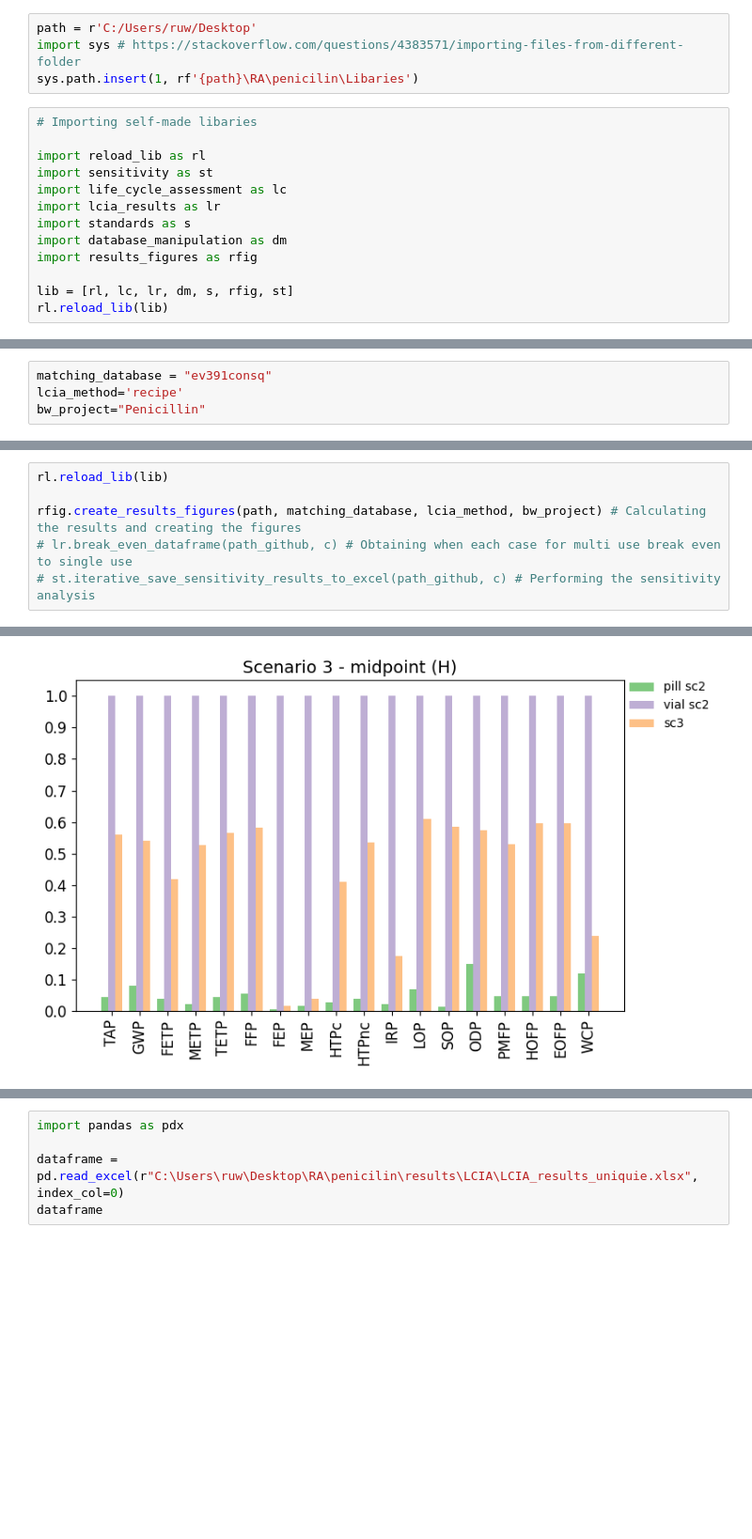
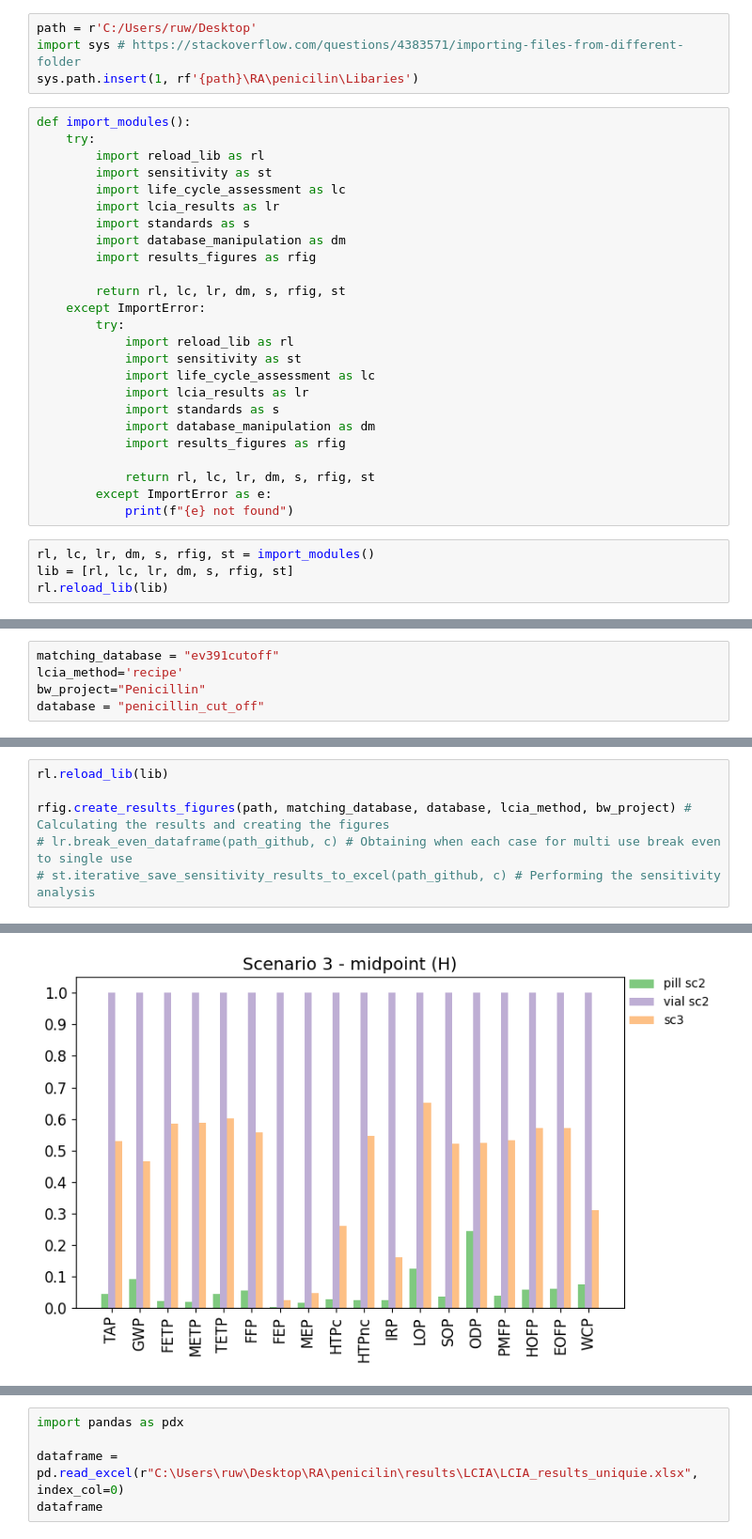
Before and after one commit to RuneWF/penicilin, a Jupyter notebook: Jupyter scripts/main.ipynb, the cells around one changed output, grey strips where cells are left out. Shown at 94% size. Drawn from its saved outputs; the diff is of its cells as text; blank space fills up the shorter version.

```diff
--- a/Jupyter scripts/main.ipynb
+++ b/Jupyter scripts/main.ipynb
@@ -3,15 +3,31 @@ path = r'C:/Users/ruw/Desktop'
 import sys # https://stackoverflow.com/questions/4383571/importing-files-from-different-folder
 sys.path.insert(1, rf'{path}\RA\penicilin\Libaries')
 # %%
-# Importing self-made libaries
+def import_modules():
+    try:
+        import reload_lib as rl
+        import sensitivity as st
+        import life_cycle_assessment as lc
+        import lcia_results as lr
+        import standards as s
+        import database_manipulation as dm
+        import results_figures as rfig
 
-import reload_lib as rl
-import sensitivity as st
-import life_cycle_assessment as lc
-import lcia_results as lr
-import standards as s
-import database_manipulation as dm
-import results_figures as rfig
+        return rl, lc, lr, dm, s, rfig, st
+    except ImportError:
+        try:
+            import reload_lib as rl
+            import sensitivity as st
+            import life_cycle_assessment as lc
+            import lcia_results as lr
+            import standards as s
+            import database_manipulation as dm
+            import results_figures as rfig
 
-lib = [rl, lc, lr, dm, s, rfig, st]
-rl.reload_lib(lib)
+            return rl, lc, lr, dm, s, rfig, st
+        except ImportError as e:
+            print(f"{e} not found")
+# %%
+rl, lc, lr, dm, s, rfig, st = import_modules()
+lib = [rl, lc, lr, dm, s, rfig, st]
+rl.reload_lib(lib)
@@ -18,4 +36,5 @@ rl.reload_lib(lib)
 # %%
-matching_database = "ev391consq"
+matching_database = "ev391cutoff"
 lcia_method='recipe'
 bw_project="Penicillin"
+database = "penicillin_cut_off"
@@ -44,7 +85,7 @@ Initialization is completed for penicillin
 # %%
 rl.reload_lib(lib)
 
-rfig.create_results_figures(path, matching_database, lcia_method, bw_project) # Calculating the results and creating the figures
+rfig.create_results_figures(path, matching_database, database, lcia_method, bw_project) # Calculating the results and creating the figures
 # lr.break_even_dataframe(path_github, c) # Obtaining when each case for multi use break even to single use
 # st.iterative_save_sensitivity_results_to_excel(path_github, c) # Performing the sensitivity analysis
 # %% [output]
@@ -68 +109 @@ Initialization is completed for penicillin
-[figure, old version]
+[figure, new version]
```
Also changed, not shown: parts of 7 cells of this notebook, 24 other files.
